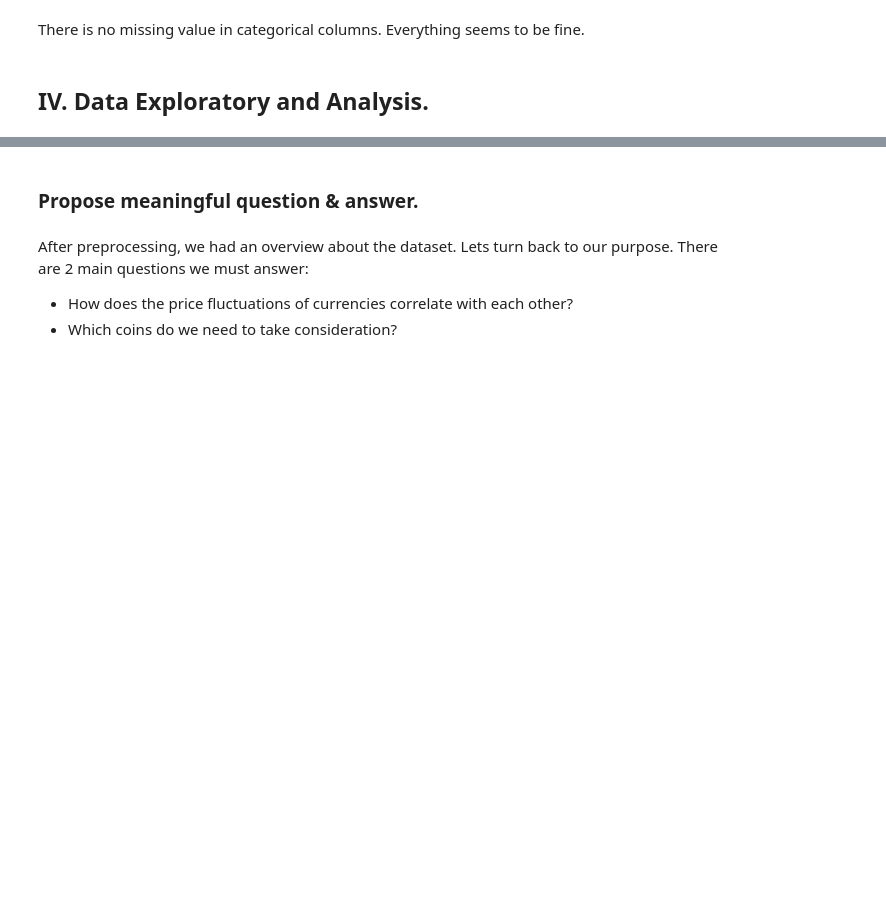
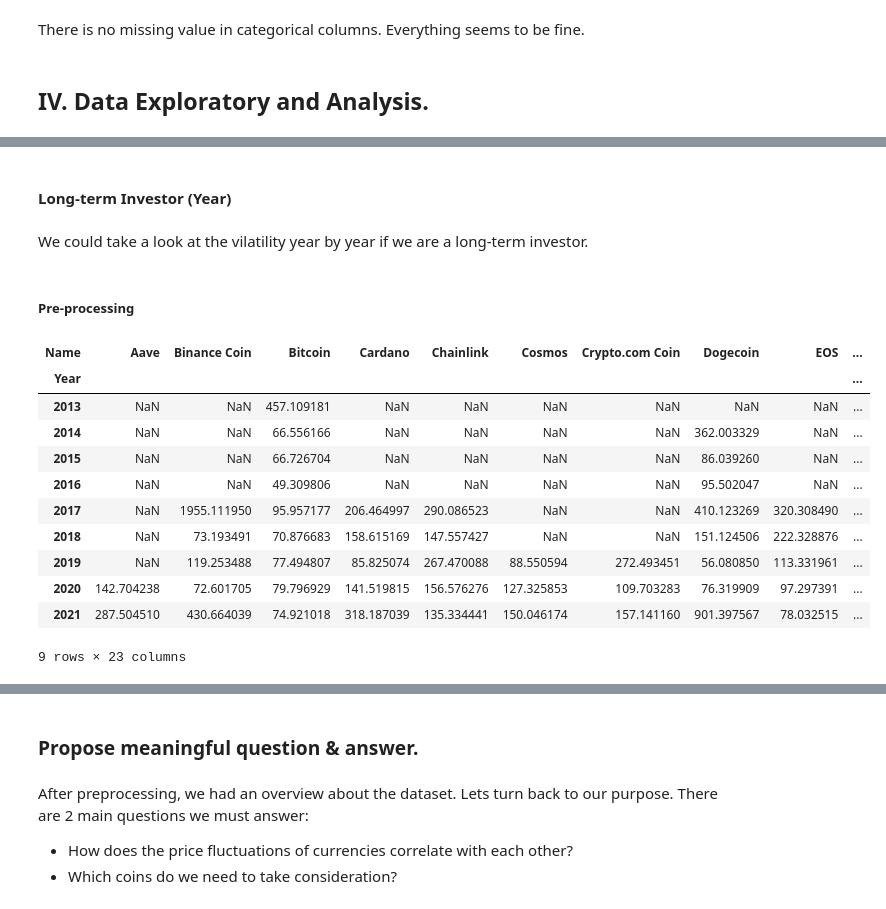
Before and after one commit to henryone0910/Crypto-Analysis, a Jupyter notebook: Final.ipynb, the cells around one changed output, grey strips where cells are left out. Drawn from its saved outputs; the diff is of its cells as text; code cells hidden in the pictures; blank space fills up the shorter version.

```diff
--- a/Final.ipynb
+++ b/Final.ipynb
@@ -335,0 +422,33 @@ There is no missing value in categorical columns. Everything seems to be fine.
+# %% [markdown]
+#### Long-term Investor (Year)
+# %% [markdown]
+We could take a look at the vilatility year by year if we are a long-term investor.
+# %% [markdown]
+##### Pre-processing
+# %%
+res1 = ((substr-besubstr)*100/besubstr).reset_index()
+
+#groupby year
+res1['Year'] = res1.Date.dt.year
+res1 = res1[['Name','Year','Close']].groupby(['Name','Year']).agg([np.std,np.size])\
+                                                            .reset_index(col_level=1)
+res1 = res1.droplevel(level=0,axis=1)
+
+#Monthly volatility = standard deviation of month-base volatility.
+#Annual volatility = Monthly Volatility * sqrt(num time period)
+res1['AnnualVola'] = res1['std']*np.sqrt(res1['size'])
+res1 = pd.pivot(res1, columns = 'Name',index='Year',values='AnnualVola')
+res1
+# %% [output]
+| Name | Aave | Binance Coin | Bitcoin | Cardano | Chainlink | Cosmos | Crypto.com Coin | Dogecoin | EOS | ... |
+| Year |  |  |  |  |  |  |  |  |  | ... |
+| 2013 | NaN | NaN | 457.109181 | NaN | NaN | NaN | NaN | NaN | NaN | ... |
+| 2014 | NaN | NaN | 66.556166 | NaN | NaN | NaN | NaN | 362.003329 | NaN | ... |
+| 2015 | NaN | NaN | 66.726704 | NaN | NaN | NaN | NaN | 86.039260 | NaN | ... |
+| 2016 | NaN | NaN | 49.309806 | NaN | NaN | NaN | NaN | 95.502047 | NaN | ... |
+| 2017 | NaN | 1955.111950 | 95.957177 | 206.464997 | 290.086523 | NaN | NaN | 410.123269 | 320.308490 | ... |
+| 2018 | NaN | 73.193491 | 70.876683 | 158.615169 | 147.557427 | NaN | NaN | 151.124506 | 222.328876 | ... |
+| 2019 | NaN | 119.253488 | 77.494807 | 85.825074 | 267.470088 | 88.550594 | 272.493451 | 56.080850 | 113.331961 | ... |
+| 2020 | 142.704238 | 72.601705 | 79.796929 | 141.519815 | 156.576276 | 127.325853 | 109.703283 | 76.319909 | 97.297391 | ... |
+| 2021 | 287.504510 | 430.664039 | 74.921018 | 318.187039 | 135.334441 | 150.046174 | 157.141160 | 901.397567 | 78.032515 | ... |
+9 rows × 23 columns
```
Also changed, not shown: parts of 18 cells of this notebook.
